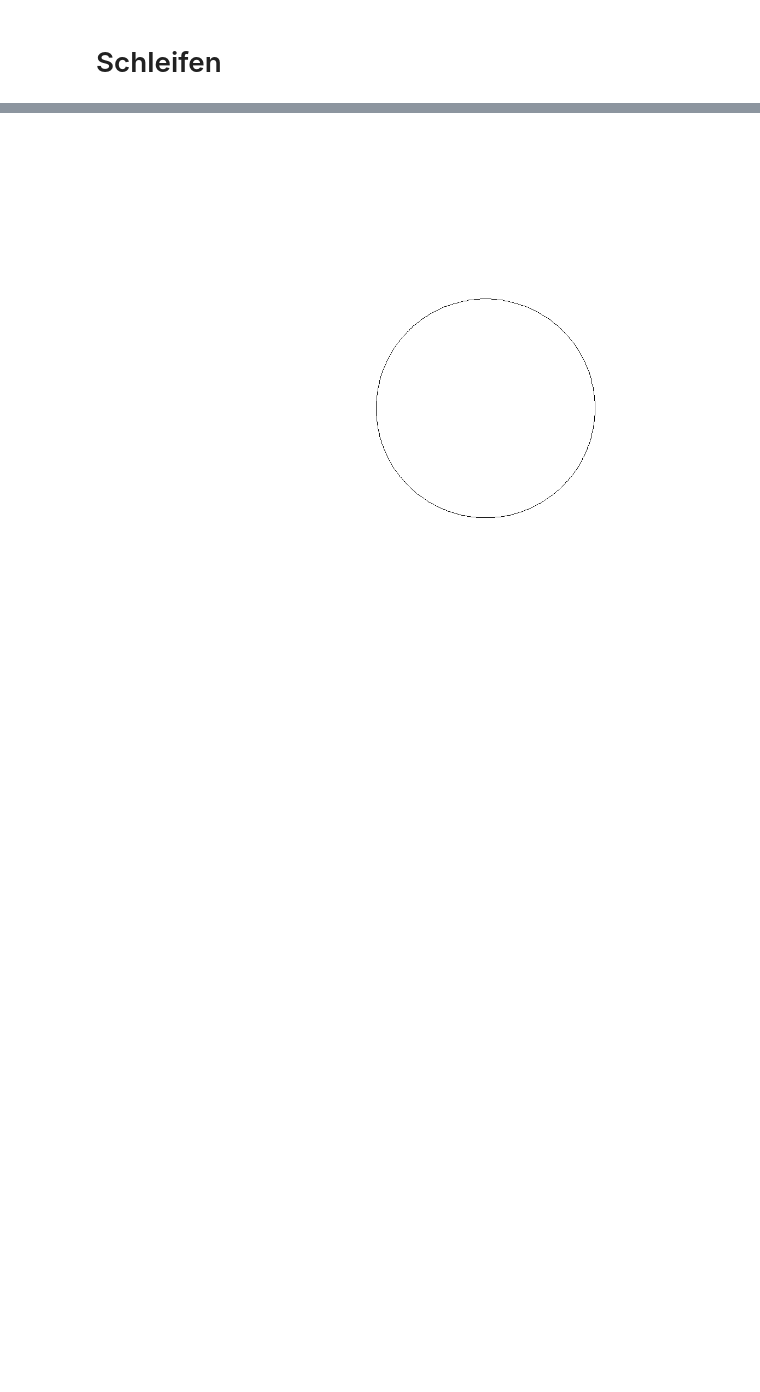
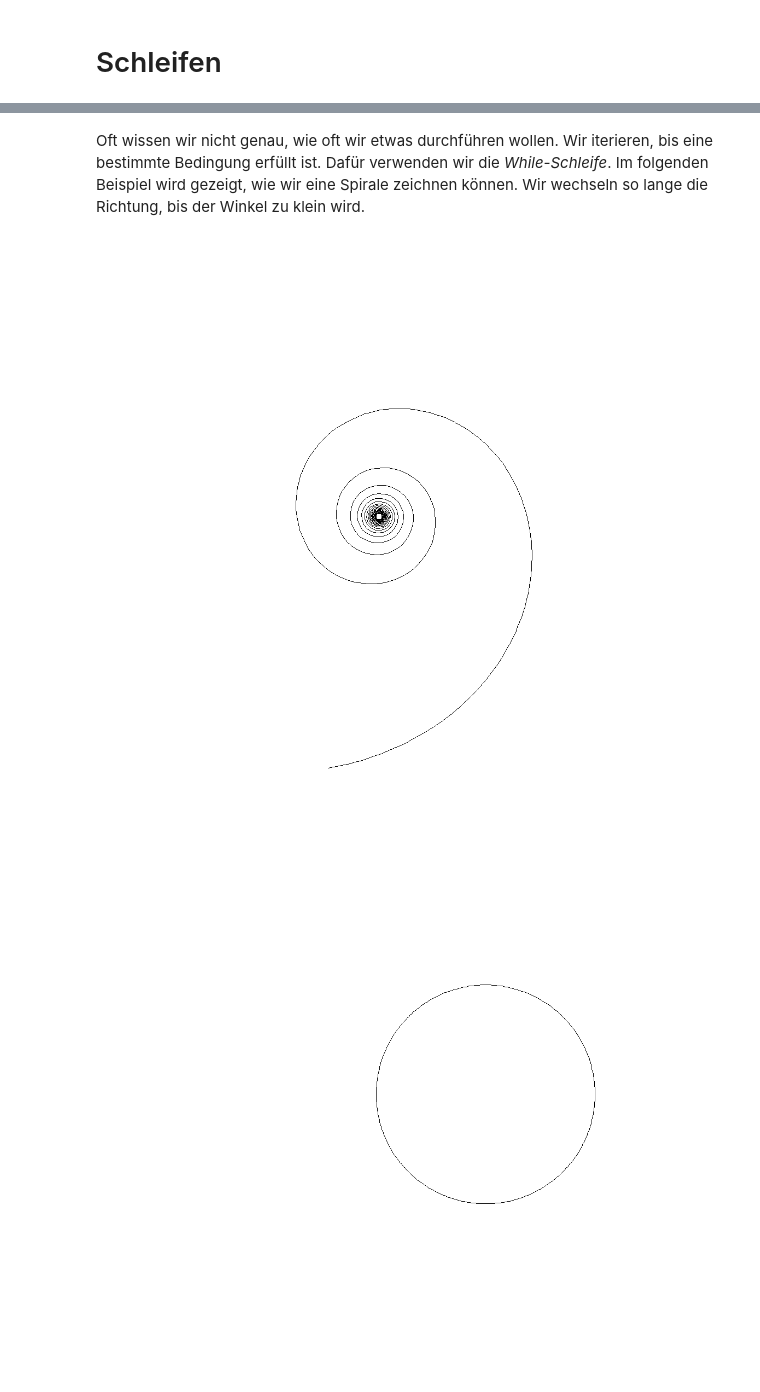
Before and after one commit to unibas-marcelluethi/gdp, a Jupyter notebook: notebooks/EinfacheProgramme.ipynb, the cells around one changed output, grey strips where cells are left out. Drawn from its saved outputs; the diff is of its cells as text; code cells hidden in the pictures; blank space fills up the shorter version.

```diff
--- a/notebooks/EinfacheProgramme.ipynb
+++ b/notebooks/EinfacheProgramme.ipynb
@@ -215,3 +235,20 @@ turtle.toImage()
+# %% [markdown]
+Oft wissen wir nicht genau, wie oft wir etwas durchführen wollen. Wir iterieren, bis eine bestimmte Bedingung erfüllt ist. Dafür verwenden wir die *While-Schleife*. Im folgenden Beispiel wird gezeigt, wie wir eine Spirale zeichnen können. Wir wechseln so lange die Richtung, bis der Winkel zu klein wird.
+# %%
+Turtle turtle = new Turtle();
+turtle.penColor(java.awt.Color.BLACK);
+turtle.penDown();
+double dist = 2.0;
+double turn = 90;
+
+while (turn > 1.0) {
+    turtle.forward(dist);
+    turtle.turnRight(turn);
+    turn = turn * 0.99;
+}
+turtle.toImage()
+# %% [output]
+[figure, added]
 # %%
 Turtle turtle = new Turtle();
 int radius = 40;
```
Also changed, not shown: parts of 11 cells of this notebook.
